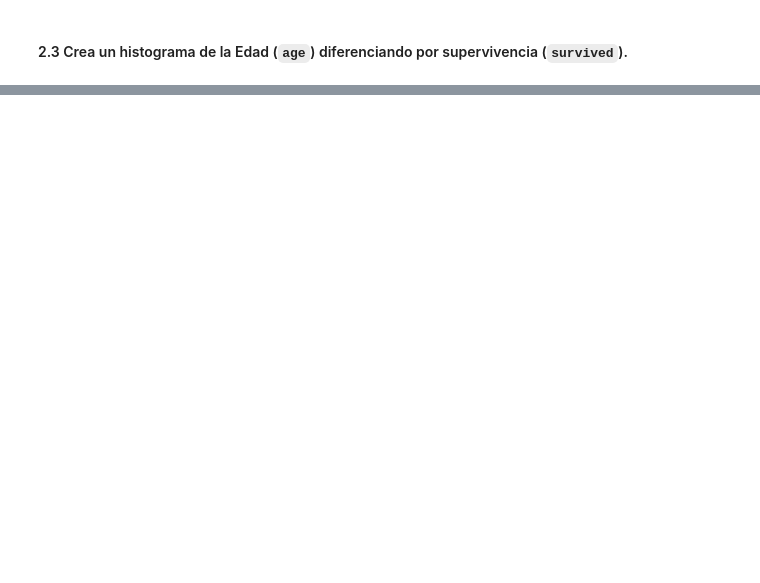
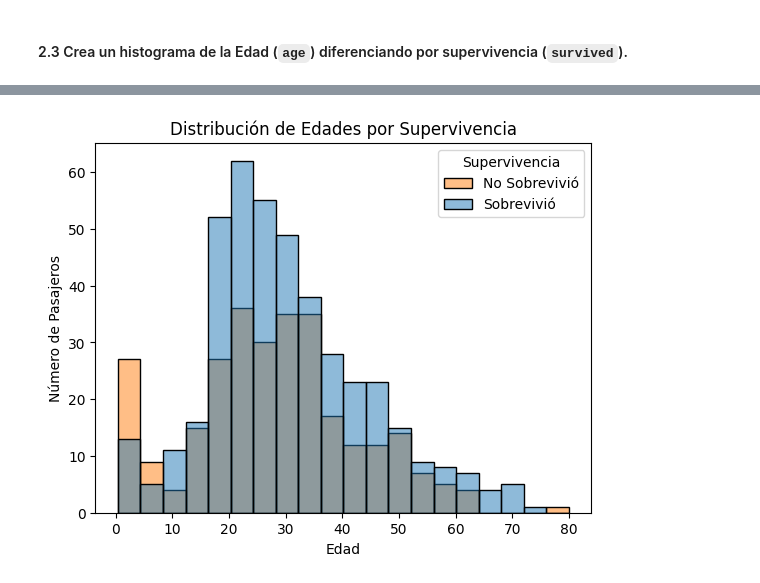
Before and after one commit to AlejandroVillazonG/ayudantias_MAT281, a Jupyter notebook: ayudantias_2023/Ayud6_MAT281_matplotlib_seaborn.ipynb, the cells around one changed output, grey strips where cells are left out. Drawn from its saved outputs; the diff is of its cells as text; code cells hidden in the pictures; blank space fills up the shorter version.

```diff
--- a/ayudantias_2023/Ayud6_MAT281_matplotlib_seaborn.ipynb
+++ b/ayudantias_2023/Ayud6_MAT281_matplotlib_seaborn.ipynb
@@ -429,0 +448,8 @@ with sns.color_palette():
+# %%
+sns.histplot(data=titanic, x='age', hue='survived', bins = 20)
+
+plt.title('Distribución de Edades por Supervivencia')
+plt.xlabel('Edad');plt.ylabel('Número de Pasajeros')
+plt.legend(title='Supervivencia', labels=['No Sobrevivió', 'Sobrevivió']);
+# %% [output]
+[figure, added]
```
Also changed, not shown: parts of 12 cells of this notebook.
